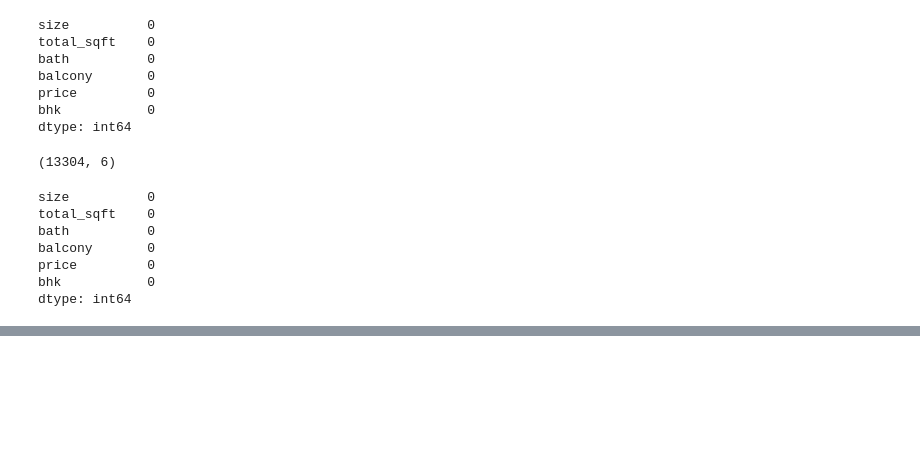
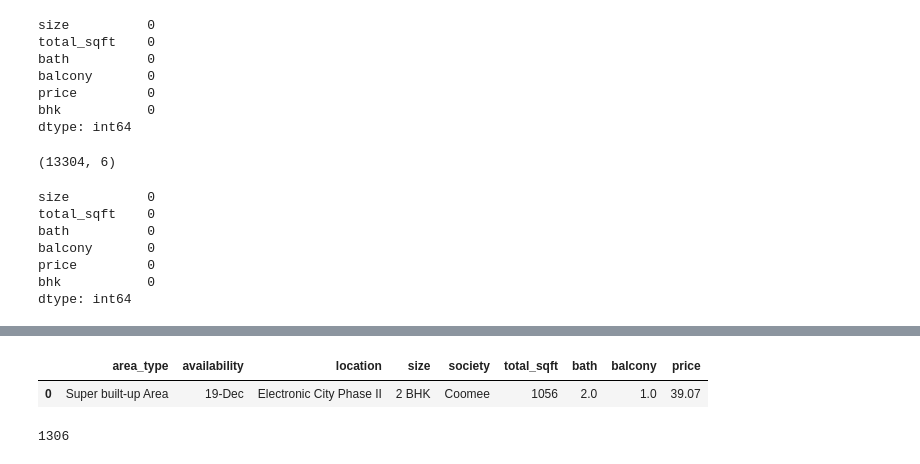
Before and after one commit to pandeydevendra/python_dev, a Jupyter notebook: ds_ml/ds/banglore_home_price_api/data_science_project_001 .ipynb, the cells around one changed output, grey strips where cells are left out. Saved outputs shown, nothing was run; the diff lists cells and outputs as text; code cells hidden in the pictures; blank space fills up the shorter version.

```diff
--- a/ds_ml/ds/banglore_home_price_api/data_science_project_001 .ipynb
+++ b/ds_ml/ds/banglore_home_price_api/data_science_project_001 .ipynb
@@ -440,0 +501,9 @@ AttributeError: 'float' object has no attribute 'split'
+# %%
+df.head(1)
+# %% [output]
+|  | area_type | availability | location | size | society | total_sqft | bath | balcony | price |
+| 0 | Super built-up Area | 19-Dec | Electronic City Phase II | 2 BHK | Coomee | 1056 | 2.0 | 1.0 | 39.07 |
+# %%
+len(df['location'].unique())
+# %% [output]
+1306
```
Also changed, not shown: parts of 27 cells of this notebook, 2 other files.
